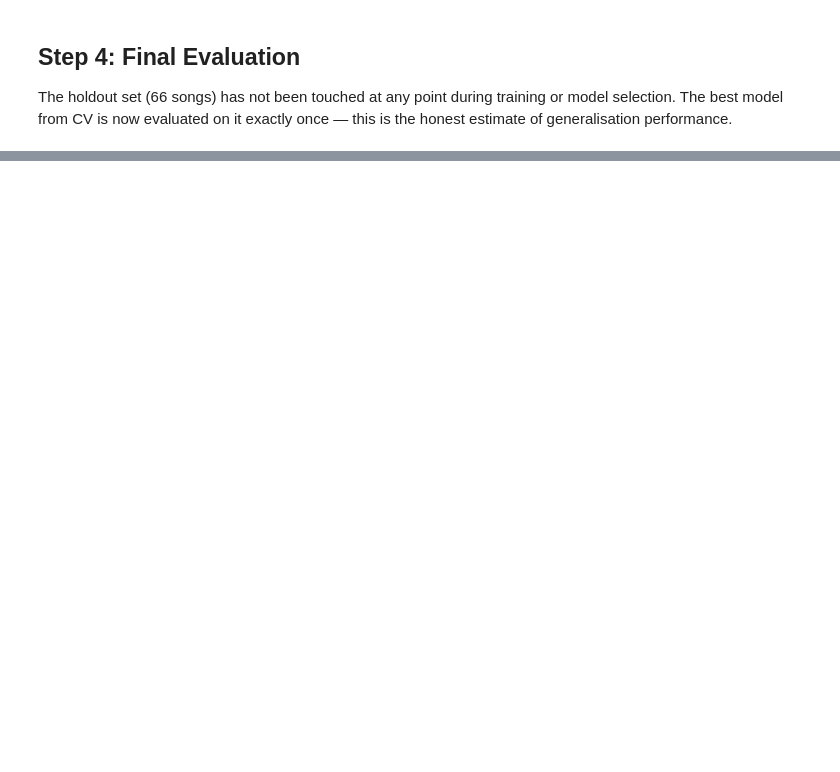
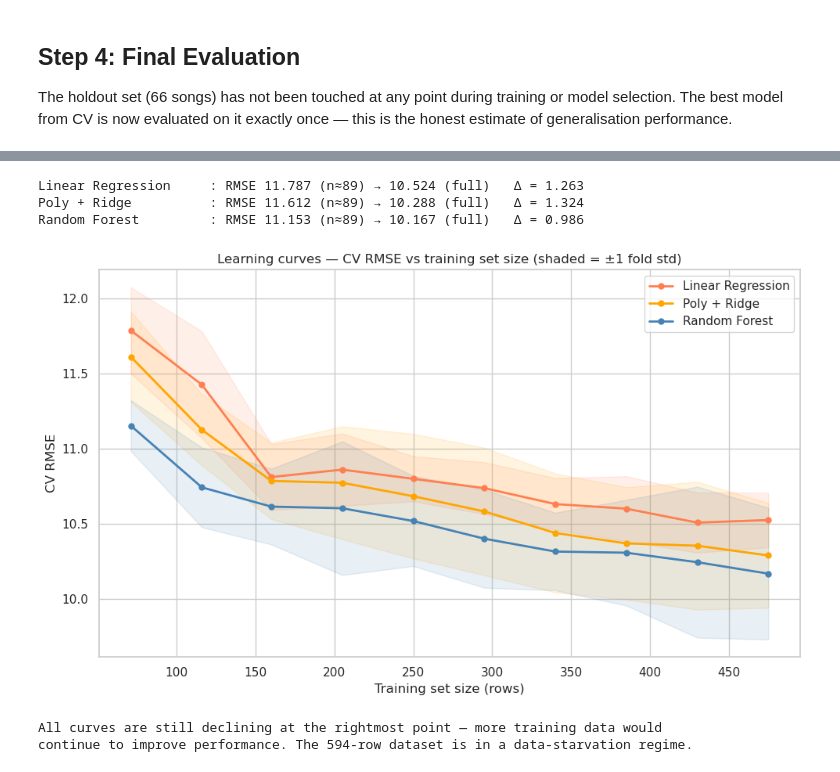
Before and after one commit to nathanorm/stats-notebook, a Jupyter notebook: notebooks/machine-learning/01-ml-tasks.ipynb, the cells around one changed output, grey strips where cells are left out. Saved outputs shown, nothing was run; the diff lists cells and outputs as text; code cells hidden in the pictures; blank space fills up the shorter version.

```diff
--- a/notebooks/machine-learning/01-ml-tasks.ipynb
+++ b/notebooks/machine-learning/01-ml-tasks.ipynb
@@ -727,3 +910,48 @@ Two findings stand out. First, **Random Forest wins but linear models are almost
+# %%
+from sklearn.model_selection import learning_curve
+
+train_sizes = np.linspace(0.15, 1.0, 10)
+lc_models  = {
+    "Linear Regression": fitted_pipelines["Linear Regression"],
+    "Poly + Ridge":       fitted_pipelines["Poly + Ridge"],
+    "Random Forest":      fitted_pipelines["Random Forest"],
+}
+lc_colors = {"Linear Regression": "coral", "Poly + Ridge": "orange", "Random Forest": "steelblue"}
+
+fig, ax = plt.subplots(figsize=(10, 6))
+
+for name, pipe in lc_models.items():
+    train_sz, _, val_sc = learning_curve(
+        pipe, X_train, y_train,
+        train_sizes=train_sizes,
+        cv=CV, scoring=make_scorer(neg_rmse), n_jobs=1,
+    )
+    val_mean = -val_sc.mean(axis=1)
+    val_std  =  val_sc.std(axis=1)
+
+    ax.plot(train_sz, val_mean, label=name, color=lc_colors[name], lw=2, marker="o", ms=5)
+    ax.fill_between(train_sz, val_mean - val_std, val_mean + val_std,
+                    alpha=0.12, color=lc_colors[name])
+
+    print(f"{name:<22}: RMSE {val_mean[0]:.3f} (n≈{int(train_sizes[0]*len(y_train))}) "
+          f"→ {val_mean[-1]:.3f} (full)   Δ = {val_mean[0]-val_mean[-1]:.3f}")
+
+ax.set_xlabel("Training set size (rows)")
+ax.set_ylabel("CV RMSE")
+ax.set_title("Learning curves — CV RMSE vs training set size (shaded = ±1 fold std)")
+ax.legend()
+plt.tight_layout()
+plt.show()
+
+print("\nAll curves are still declining at the rightmost point — more training data would")
+print("continue to improve performance. The 594-row dataset is in a data-starvation regime.")
+# %% [output]
+Linear Regression     : RMSE 11.787 (n≈89) → 10.524 (full)   Δ = 1.263
+Poly + Ridge          : RMSE 11.612 (n≈89) → 10.288 (full)   Δ = 1.324
+Random Forest         : RMSE 11.153 (n≈89) → 10.167 (full)   Δ = 0.986
+[figure, added]
+All curves are still declining at the rightmost point — more training data would
+continue to improve performance. The 594-row dataset is in a data-starvation regime.
 # %%
 from sklearn.inspection import PartialDependenceDisplay
 
```
Also changed, not shown: parts of 9 cells of this notebook.
